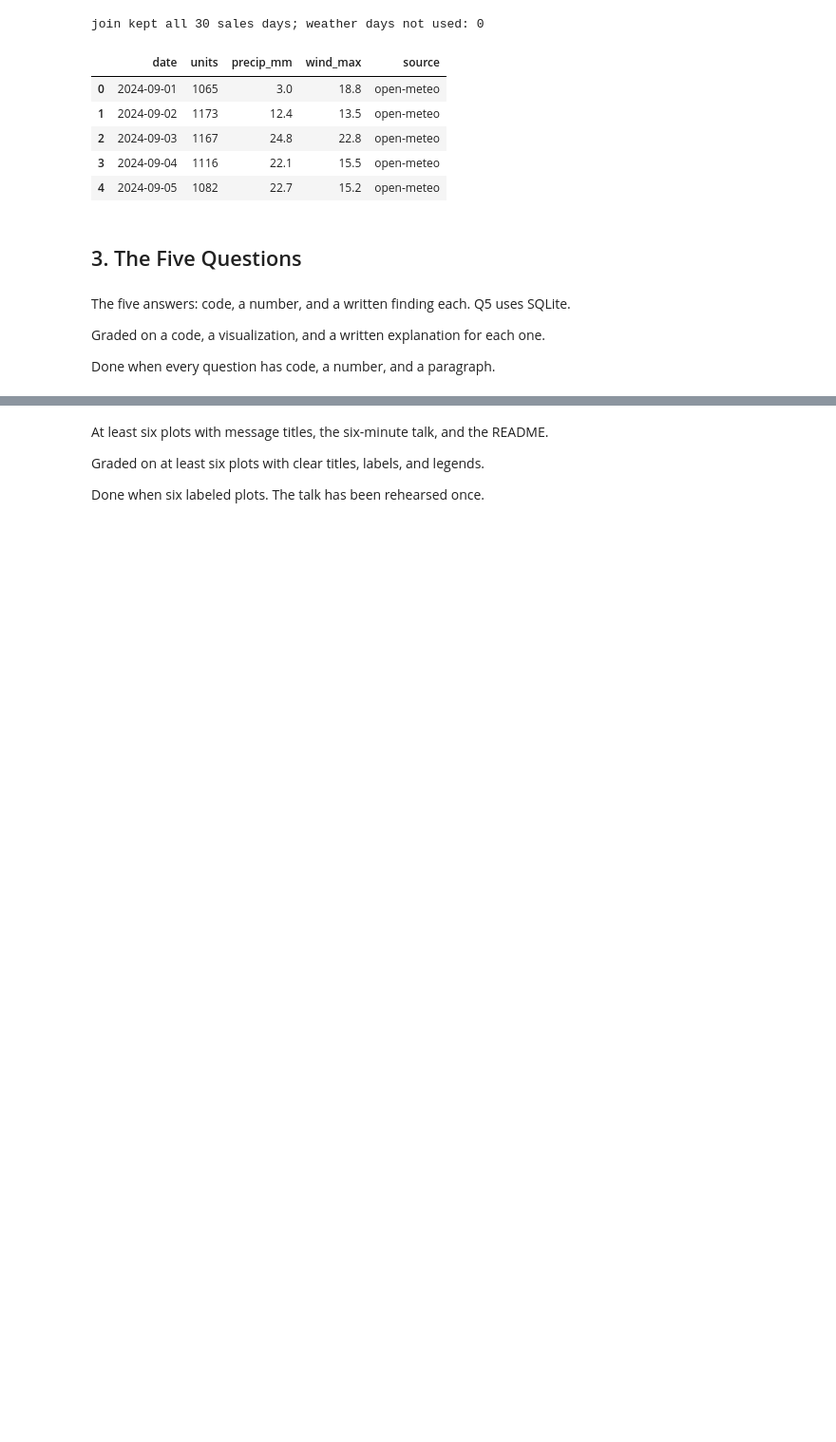
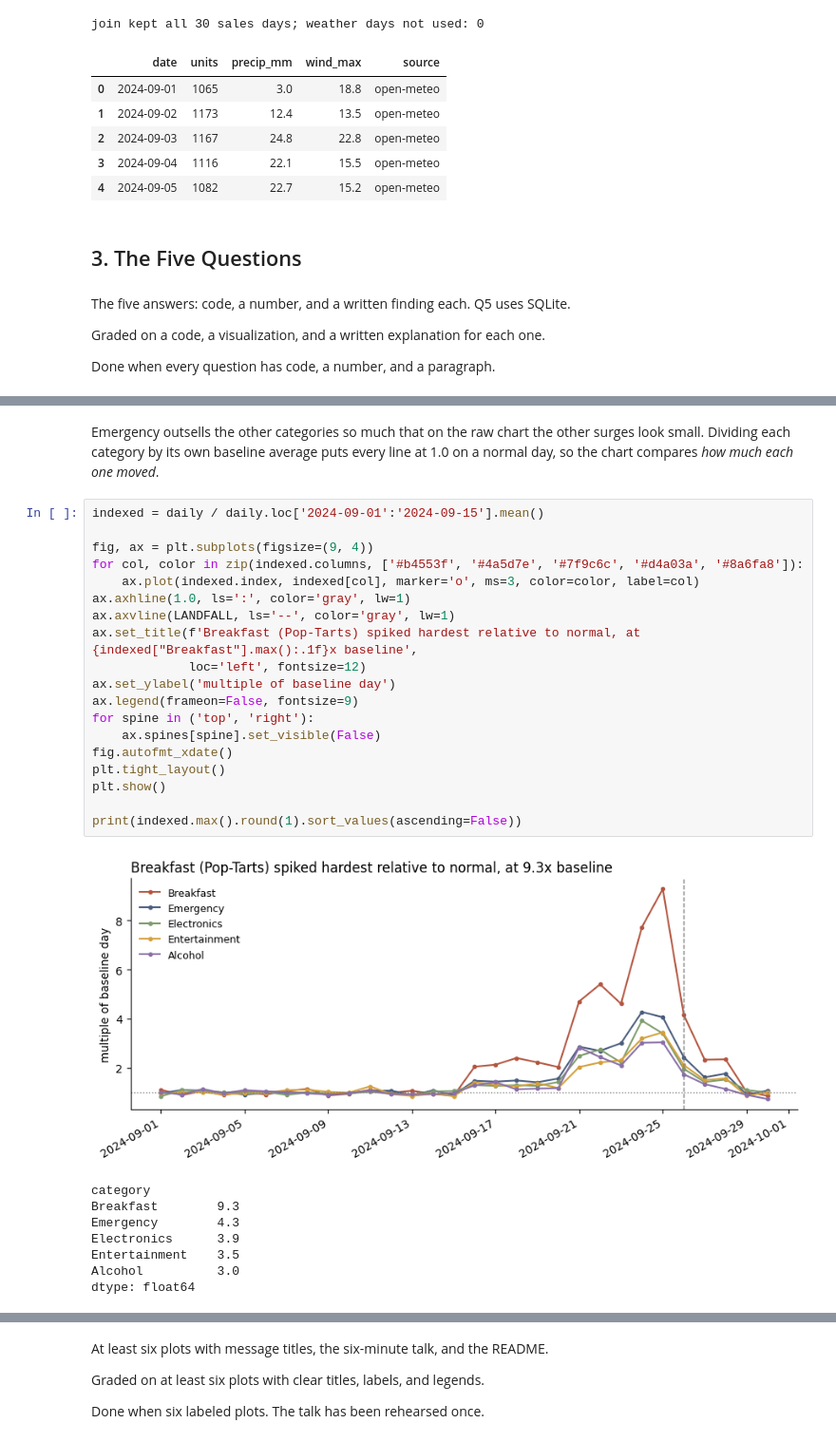
Before and after one commit to eviemcmahan/walmart-hurricane-project, a Jupyter notebook: notebooks/team_notebook.ipynb, the cells around one changed output, grey strips where cells are left out. Shown at 95% size. Saved outputs shown, nothing was run; the diff lists cells and outputs as text; blank space fills up the shorter version.

```diff
--- a/notebooks/team_notebook.ipynb
+++ b/notebooks/team_notebook.ipynb
@@ -1276,0 +1361,30 @@ Done when every question has code, a number, and a paragraph.
+# %% [markdown]
+Emergency outsells the other categories so much that on the raw chart the other surges look small. Dividing each category by its own baseline average puts every line at 1.0 on a normal day, so the chart compares *how much each one moved*.
+# %%
+indexed = daily / daily.loc['2024-09-01':'2024-09-15'].mean()
+
+fig, ax = plt.subplots(figsize=(9, 4))
+for col, color in zip(indexed.columns, ['#b4553f', '#4a5d7e', '#7f9c6c', '#d4a03a', '#8a6fa8']):
+    ax.plot(indexed.index, indexed[col], marker='o', ms=3, color=color, label=col)
+ax.axhline(1.0, ls=':', color='gray', lw=1)
+ax.axvline(LANDFALL, ls='--', color='gray', lw=1)
+ax.set_title(f'Breakfast (Pop-Tarts) spiked hardest relative to normal, at {indexed["Breakfast"].max():.1f}x baseline',
+             loc='left', fontsize=12)
+ax.set_ylabel('multiple of baseline day')
+ax.legend(frameon=False, fontsize=9)
+for spine in ('top', 'right'):
+    ax.spines[spine].set_visible(False)
+fig.autofmt_xdate()
+plt.tight_layout()
+plt.show()
+
+print(indexed.max().round(1).sort_values(ascending=False))
+# %% [output]
+[figure, added]
+category
+Breakfast        9.3
+Emergency        4.3
+Electronics      3.9
+Entertainment    3.5
+Alcohol          3.0
+dtype: float64
```
Also changed, not shown: parts of 40 cells of this notebook.
